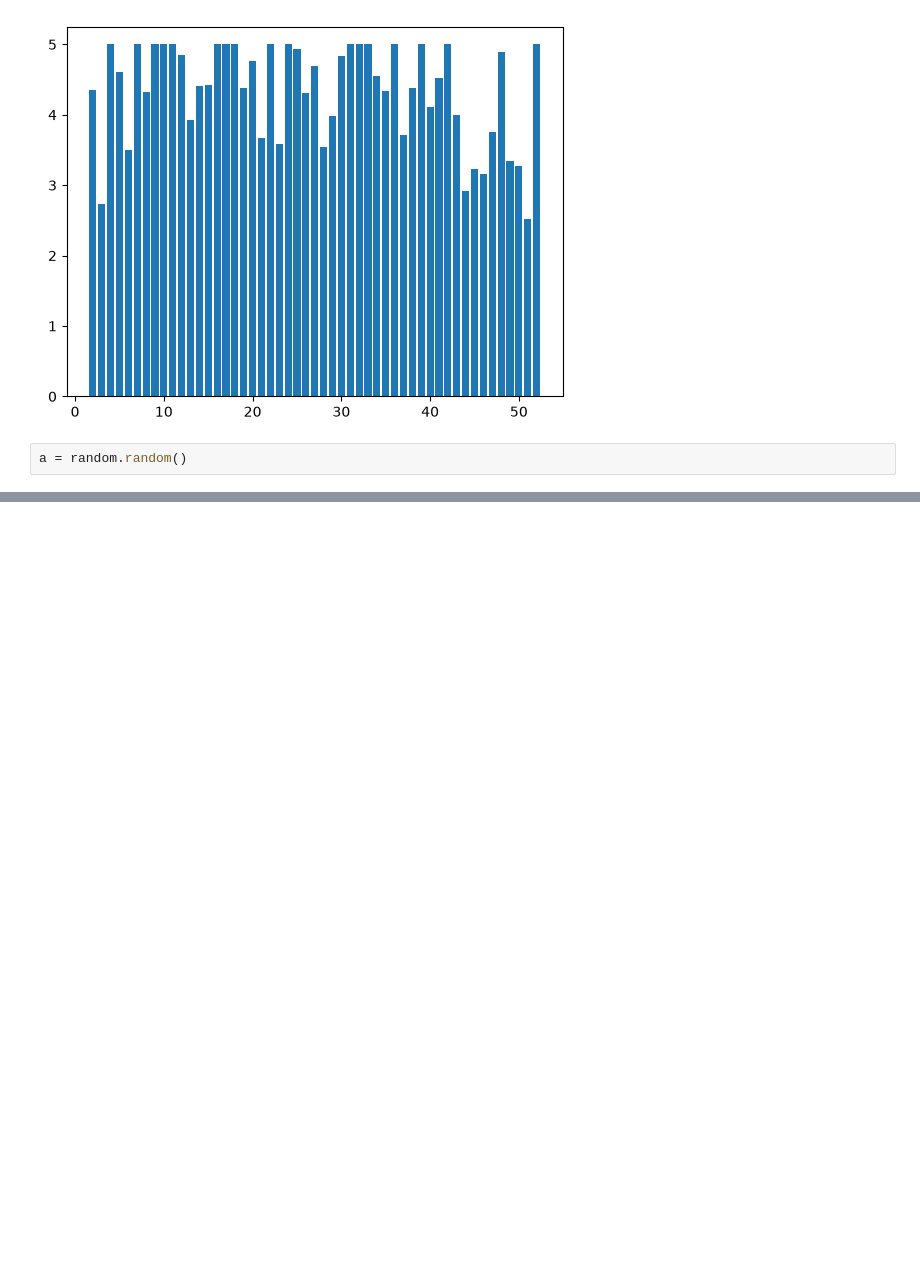
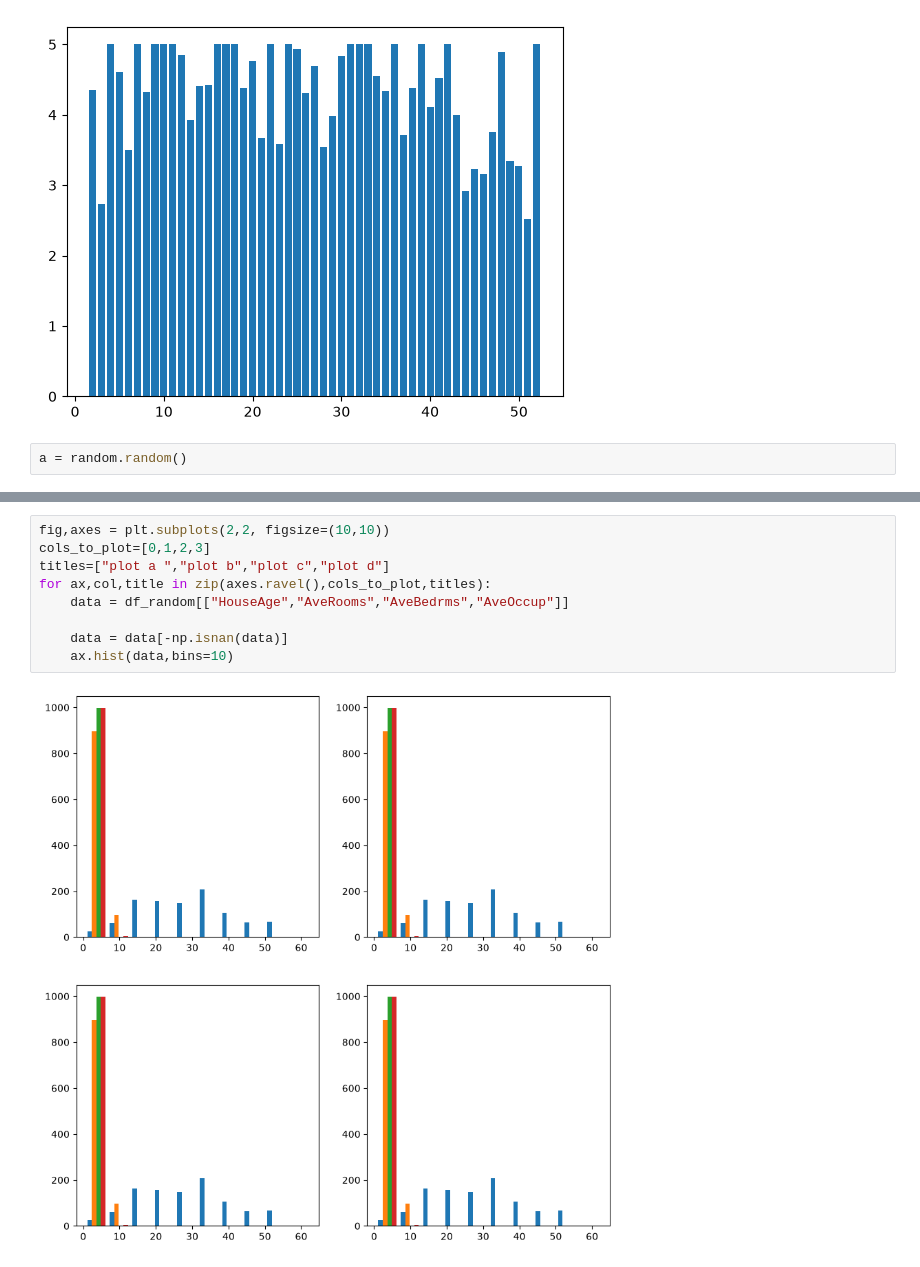
Before and after one commit to anudeep1189/AICodingClass, a Jupyter notebook: PythonBasics01/Class22/matplotlib.ipynb, the cells around one changed output, grey strips where cells are left out. Cells and saved outputs as stored; diff of their text form; blank space fills up the shorter version.

```diff
--- a/PythonBasics01/Class22/matplotlib.ipynb
+++ b/PythonBasics01/Class22/matplotlib.ipynb
@@ -69,0 +84,11 @@ plt.scatter(df_random["HouseAge"], df_random["MedHouseVal"])
+# %%
+fig,axes = plt.subplots(2,2, figsize=(10,10))
+cols_to_plot=[0,1,2,3]
+titles=["plot a ","plot b","plot c","plot d"]
+for ax,col,title in zip(axes.ravel(),cols_to_plot,titles):
+    data = df_random[["HouseAge","AveRooms","AveBedrms","AveOccup"]]
+
+    data = data[-np.isnan(data)]
+    ax.hist(data,bins=10)
+# %% [output]
+[figure, added]
```
Also changed, not shown: parts of 3 cells of this notebook.
